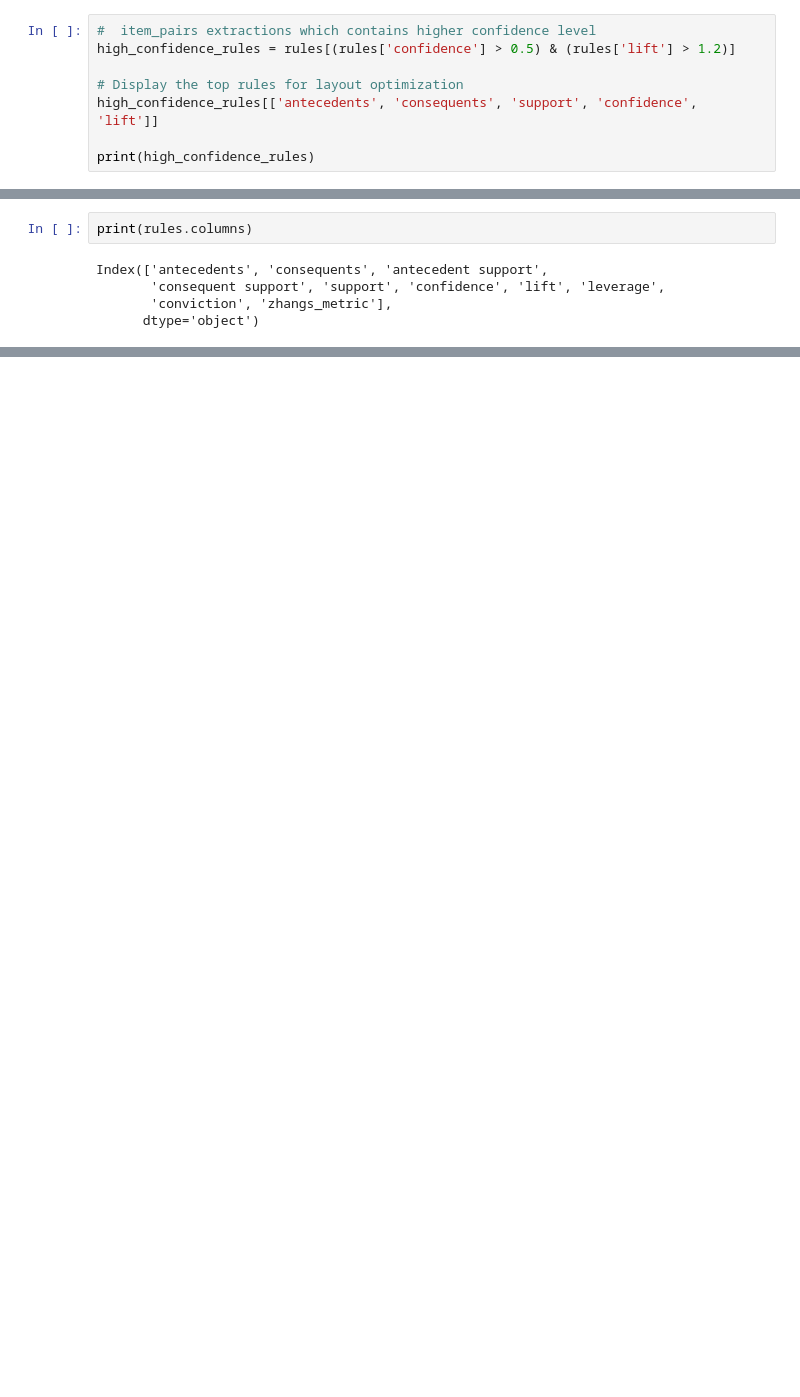
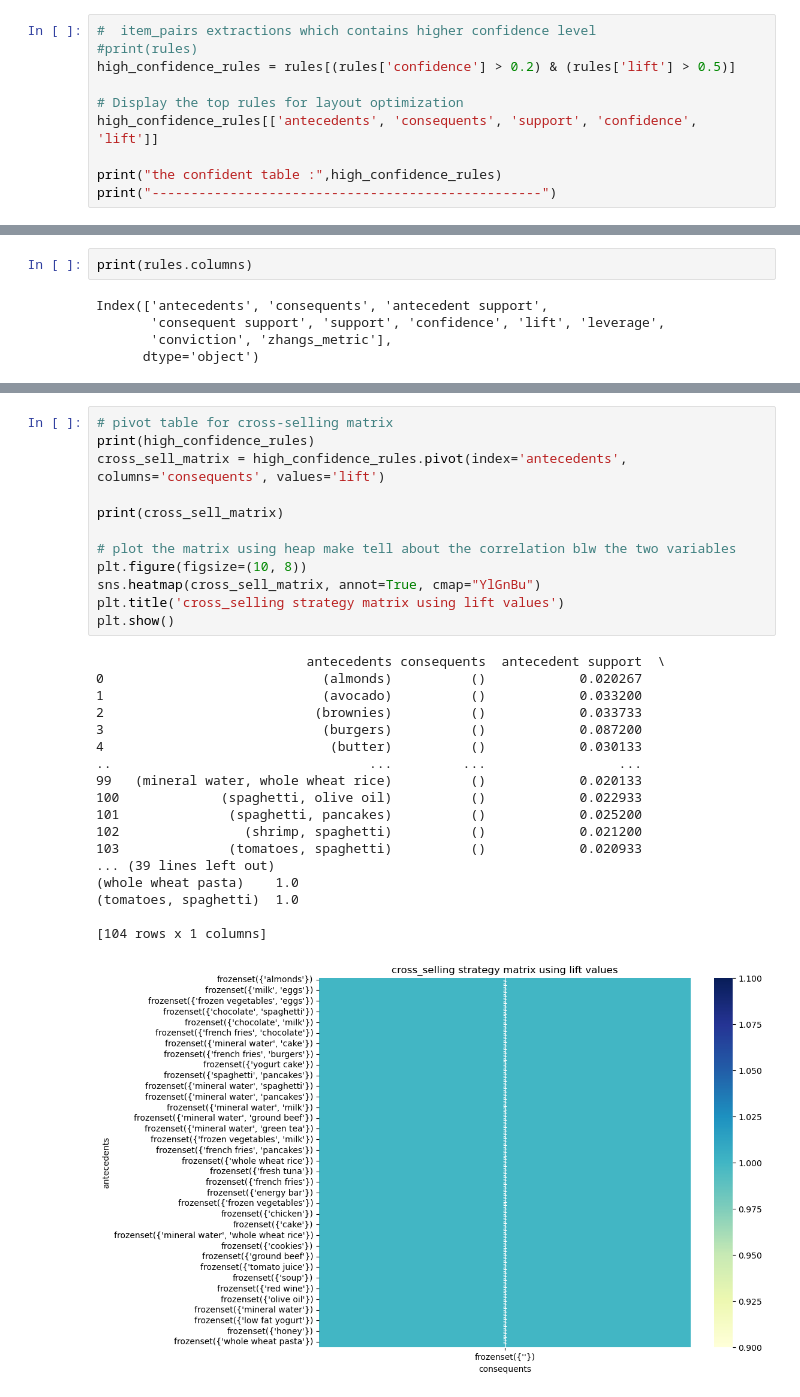
Before and after one commit to srinijalanda93/Machine-learning, a Jupyter notebook: 2448526_lab3.ipynb, the cells around one changed output, grey strips where cells are left out. Saved outputs shown, nothing was run; the diff lists cells and outputs as text; blank space fills up the shorter version.

```diff
--- a/2448526_lab3.ipynb
+++ b/2448526_lab3.ipynb
@@ -313,9 +316,11 @@ plt.show()
 # %%
 #  item_pairs extractions which contains higher confidence level
-high_confidence_rules = rules[(rules['confidence'] > 0.5) & (rules['lift'] > 1.2)]
+#print(rules)
+high_confidence_rules = rules[(rules['confidence'] > 0.2) & (rules['lift'] > 0.5)]
 
 # Display the top rules for layout optimization
 high_confidence_rules[['antecedents', 'consequents', 'support', 'confidence', 'lift']]
 
-print(high_confidence_rules)
+print("the confident table :",high_confidence_rules)
+print("--------------------------------------------------")
 # %% [output]
@@ -331,0 +356,31 @@ Index(['antecedents', 'consequents', 'antecedent support',
+# %%
+# pivot table for cross-selling matrix
+print(high_confidence_rules)
+cross_sell_matrix = high_confidence_rules.pivot(index='antecedents', columns='consequents', values='lift')
+
+print(cross_sell_matrix)
+
+# plot the matrix using heap make tell about the correlation blw the two variables
+plt.figure(figsize=(10, 8))
+sns.heatmap(cross_sell_matrix, annot=True, cmap="YlGnBu")
+plt.title('cross_selling strategy matrix using lift values')
+plt.show()
+# %% [output]
+                           antecedents consequents  antecedent support  \
+0                            (almonds)          ()            0.020267
+1                            (avocado)          ()            0.033200
+2                           (brownies)          ()            0.033733
+3                            (burgers)          ()            0.087200
+4                             (butter)          ()            0.030133
+..                                 ...         ...                 ...
+99   (mineral water, whole wheat rice)          ()            0.020133
+100             (spaghetti, olive oil)          ()            0.022933
+101              (spaghetti, pancakes)          ()            0.025200
+102                (shrimp, spaghetti)          ()            0.021200
+103              (tomatoes, spaghetti)          ()            0.020933
+... (39 lines left out)
+(whole wheat pasta)    1.0
+(tomatoes, spaghetti)  1.0
+
+[104 rows x 1 columns]
+[figure, added]
```
Also changed, not shown: parts of 10 cells of this notebook.
